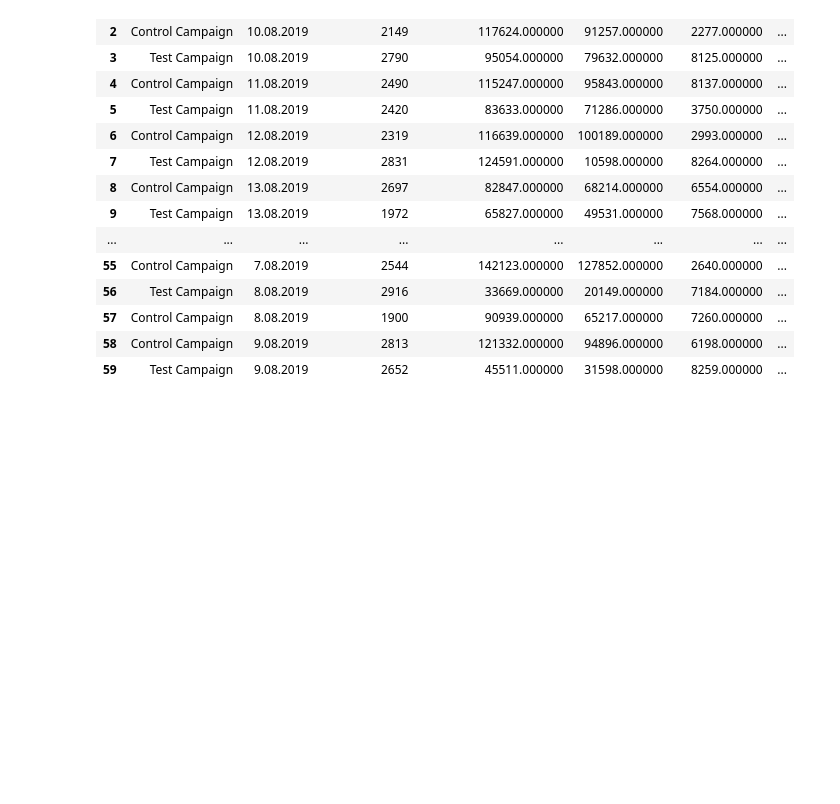
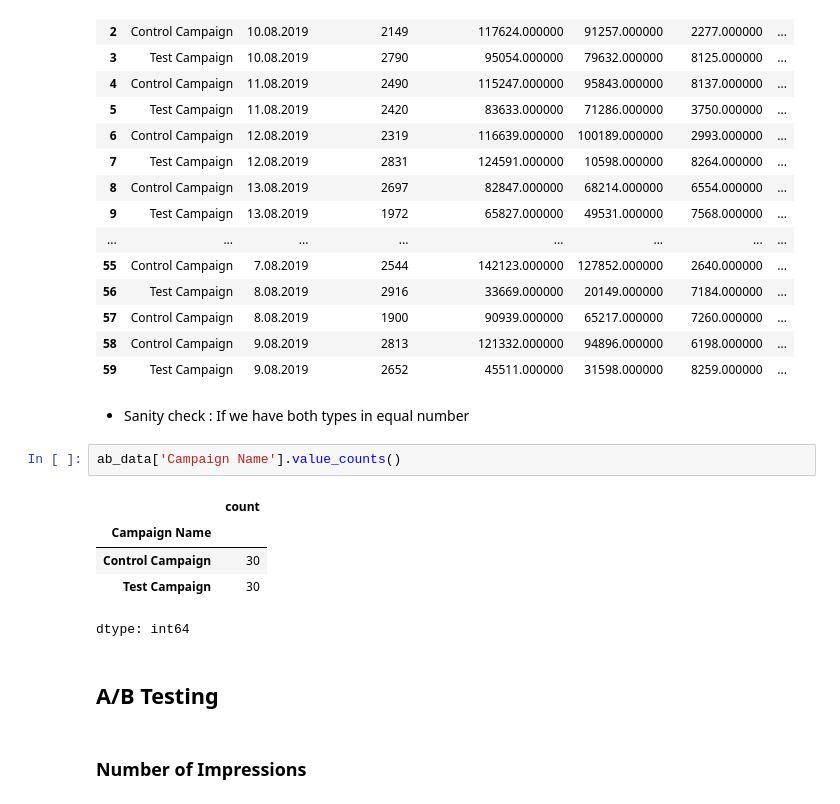
Before and after one commit to coding-cosmos/AB-Testing, a Jupyter notebook: AB_Testing.ipynb, the cells around one changed output. Drawn from its saved outputs; the diff is of its cells as text; blank space fills up the shorter version.

```diff
--- a/AB_Testing.ipynb
+++ b/AB_Testing.ipynb
@@ -135,3 +135,17 @@ You are merging on int and float columns where the float values are not equal to
 | 57 | Control Campaign | 8.08.2019 | 1900 | 90939.000000 | 65217.000000 | 7260.000000 | ... |
 | 58 | Control Campaign | 9.08.2019 | 2813 | 121332.000000 | 94896.000000 | 6198.000000 | ... |
 | 59 | Test Campaign | 9.08.2019 | 2652 | 45511.000000 | 31598.000000 | 8259.000000 | ... |
+# %% [markdown]
+- Sanity check : If we have both types in equal number
+# %%
+ab_data['Campaign Name'].value_counts()
+# %% [output]
+|  | count |
+| Campaign Name |  |
+| Control Campaign | 30 |
+| Test Campaign | 30 |
+dtype: int64
+# %% [markdown]
+## A/B Testing
+# %% [markdown]
+### Number of Impressions
```
Also changed, not shown: parts of 30 cells of this notebook.
